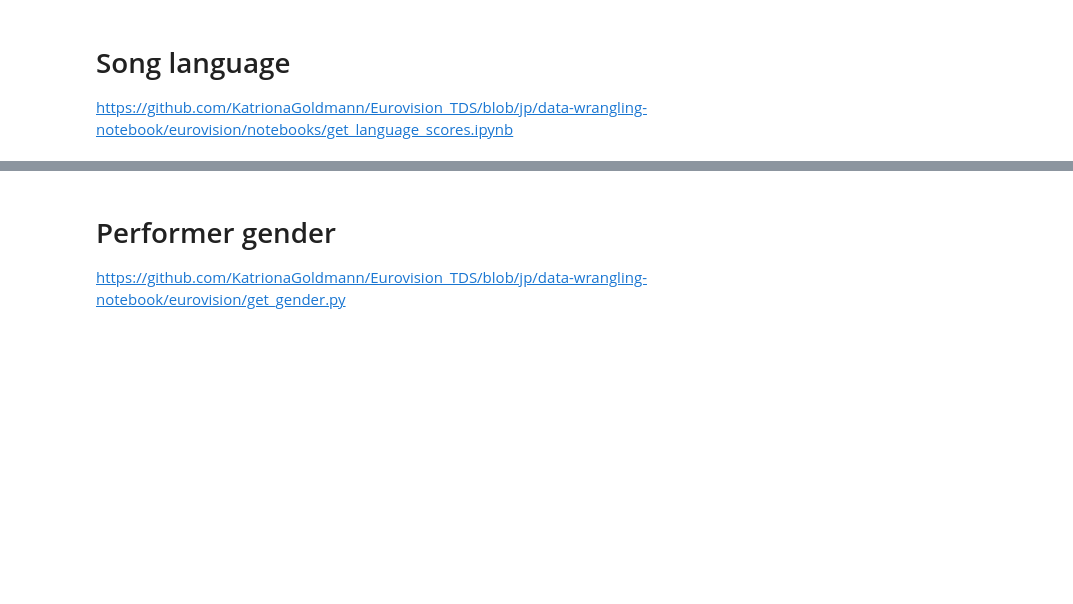
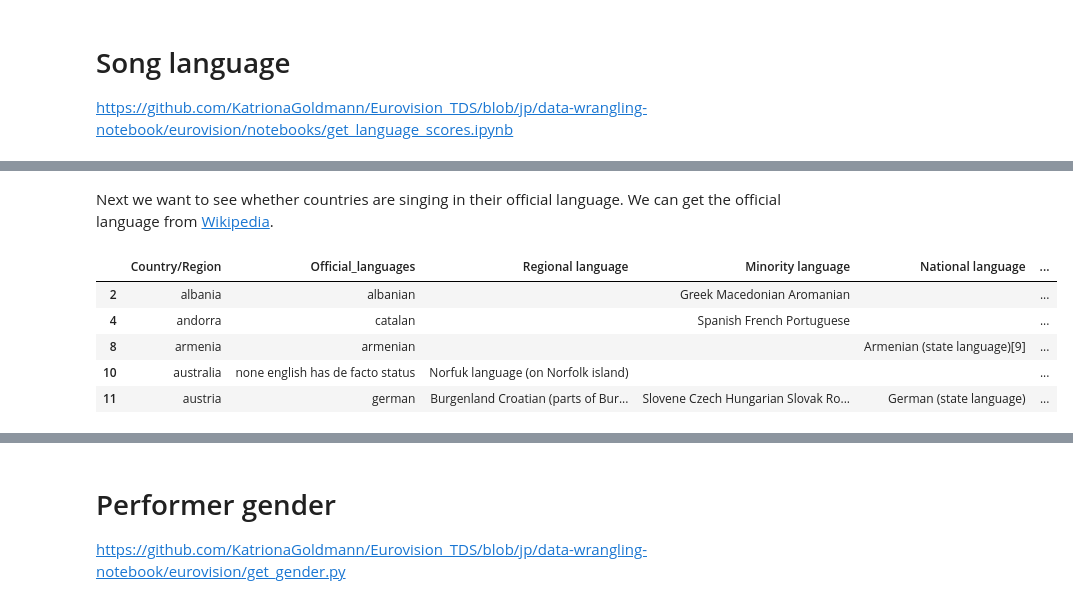
Before and after one commit to KatrionaGoldmann/Eurovision_TDS, a Jupyter notebook: data.ipynb, the cells around one changed output, grey strips where cells are left out. Cells and saved outputs as stored; diff of their text form; code cells hidden in the pictures; blank space fills up the shorter version.

```diff
--- a/data.ipynb
+++ b/data.ipynb
@@ -278,7 +278,7 @@ def get_country_codes(name):
     else:
         cty = pycountry.countries.get(name=name)
     if cty is None:
-        raise KeyError("Country name not found in pycountry. This really shouldn't happen.")
+        raise KeyError("Country name " + name + " not found in pycountry. This really shouldn't happen.")
 
     return cty.alpha_2, cty.alpha_3
 
@@ -338,0 +439,63 @@ https://github.com/KatrionaGoldmann/Eurovision_TDS/blob/jp/data-wrangling-notebo
+# %% [markdown]
+Next we want to see whether countries are singing in their official language. We can get the official language from [Wikipedia](https://en.wikipedia.org/wiki/List_of_official_languages_by_country_and_territory).
+# %%
+# Get the official languages from Wikipedia
+
+import pycountry
+import requests
+from bs4 import BeautifulSoup
+import re
+
+url=f"https://en.wikipedia.org/wiki/List_of_official_languages_by_country_and_territory"
+response=requests.get(url)
+soup = BeautifulSoup(response.text, 'html.parser')
+tables=soup.find_all('table',{'class':"wikitable"})
+
+table = tables[0]
+
+df_table=pd.read_html(str(table))
+df_table=pd.DataFrame(df_table[0])
+
+# replace United Kingdom and Crown dependencies etc with United Kingdom
+df_table['Country/Region'] = df_table['Country/Region'].replace('United Kingdom and Crown dependencies etc.','United Kingdom')
+
+# Tidy the columns
+df_table = df_table.fillna('')
+df_table['Country/Region'] = df_table['Country/Region'].apply(lambda x: re.sub("\[.*?\]","",x))
+df_table.rename(columns={'Official language':'Official_languages'}, inplace=True)
+df_table['Official_languages'] = df_table['Official_languages'].apply(lambda x: re.sub("\[.*?\]","",x))
+df_table['Country/Region'] = df_table['Country/Region'].str.lower()
+
+# Tidy the country names
+df_table.loc[df_table['Country/Region'] == 'russia', 'Country/Region'] = 'russian federation'
+df_table.loc[df_table['Country/Region'] == 'serbia and montenegro', 'Country/Region'] = 'yugoslavia'
+df_table.loc[df_table['Country/Region'] == 'moldova', 'Country/Region'] = 'moldova, republic of'
+df_table.loc[df_table['Country/Region'] == 'czech republic', 'Country/Region'] = 'czechia'
+df_table = df_table.append({'Country/Region':'yugoslavia', 'Official_languages':'serbian montenegrin'}, ignore_index=True)
+set(language['Country'].unique()) - set(df_table['Country/Region'].unique())
+
+df_table = df_table.loc[df_table['Country/Region'].isin(language['Country'].unique())]
+
+df_table['Country_code2'], df_table['Country_code3'] = zip(*df_table['Country/Region'].map(get_country_codes))
+
+# Tidy the language column
+df_table['Official_languages'] = df_table['Official_languages'].str.lower()
+df_table['Official_languages'] = df_table['Official_languages'].apply(lambda x: x.replace('all have de facto status',''))
+df_table['Official_languages'] = df_table['Official_languages'].apply(lambda x: x.replace(',',''))
+df_table['Official_languages'] = df_table['Official_languages'].apply(lambda x: x.replace('(',''))
+df_table['Official_languages'] = df_table['Official_languages'].apply(lambda x: x.replace(')',''))
+
+# Manually add missing languages or country names
+df_table.loc[df_table['Country_code2'] == 'LT', 'Official_languages'] = 'samogitian ' + df_table.loc[df_table['Country_code2'] == 'LT', 'Official_languages']
+df_table.loc[df_table['Country_code2'] == 'FR', 'Official_languages'] = 'breton corsican ' + df_table.loc[df_table['Country_code2'] == 'FR', 'Official_languages']
+df_table.loc[df_table['Country_code2'] == 'SI', 'Official_languages'] = 'slovenian ' + df_table.loc[df_table['Country_code2'] == 'SI', 'Official_languages']
+df_table.loc[df_table['Country_code2'] == 'EE', 'Official_languages'] = 'võro ' + df_table.loc[df_table['Country_code2'] == 'EE', 'Official_languages']
+
+df_table.head()
+# %% [output]
+|  | Country/Region | Official_languages | Regional language | Minority language | National language | ... |
+| 2 | albania | albanian |  | Greek Macedonian Aromanian |  | ... |
+| 4 | andorra | catalan |  | Spanish French Portuguese |  | ... |
+| 8 | armenia | armenian |  |  | Armenian (state language)[9] | ... |
+| 10 | australia | none english has de facto status | Norfuk language (on Norfolk island) |  |  | ... |
+| 11 | austria | german | Burgenland Croatian (parts of Bur... | Slovene Czech Hungarian Slovak Ro... | German (state language) | ... |
```
Also changed, not shown: parts of 14 cells of this notebook, 1 other file.
